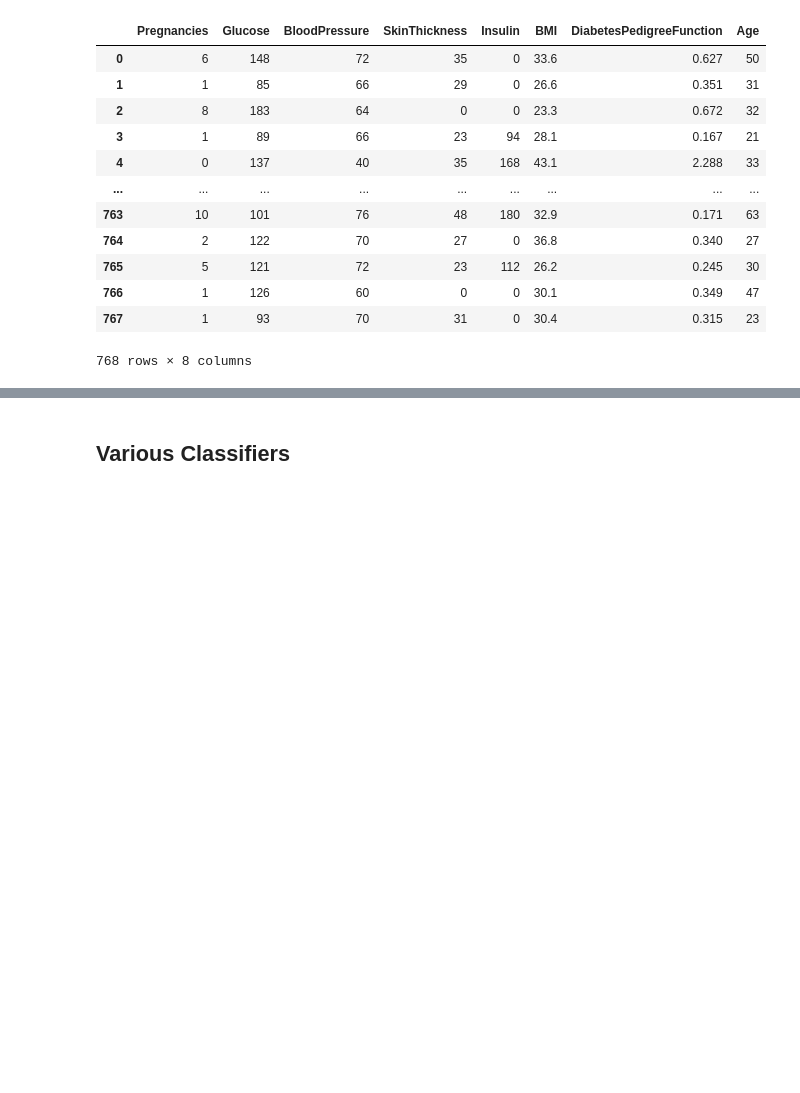
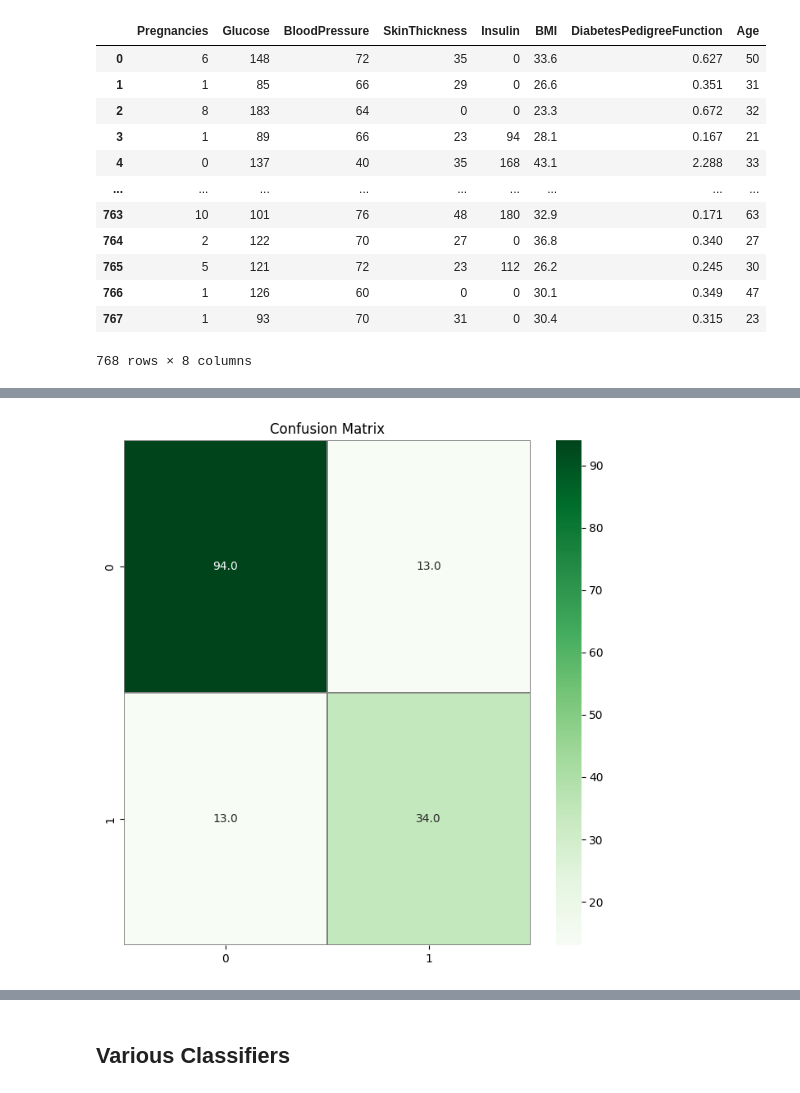
Before and after one commit to Neermita18/Kaggle_challenges, a Jupyter notebook: Pima_Indians_diabetes.ipynb, the cells around one changed output, grey strips where cells are left out. Cells and saved outputs as stored; diff of their text form; code cells hidden in the pictures; blank space fills up the shorter version.

```diff
--- a/Pima_Indians_diabetes.ipynb
+++ b/Pima_Indians_diabetes.ipynb
@@ -475,0 +475,6 @@ Best model accuracy: 73.38%
+# %%
+from sklearn.ensemble import RandomForestClassifier
+r2= RandomForestClassifier(random_state=42)
+r2.fit(Xs_train, ys_train)
+pred= r2.predict(Xs_test)
+accuracy_score(pred, ys_test)
@@ -475,0 +508,8 @@ Best model accuracy: 73.38%
+# %%
+cm=confusion_matrix(pred, ys_test)
+f,ax = plt.subplots(figsize=(8, 8))
+sns.heatmap(cm, annot=True, linewidths=0.01,cmap="Greens",linecolor="gray", fmt= '.1f',ax=ax)
+plt.title("Confusion Matrix")
+plt.show()
+# %% [output]
+[figure, added]
```
Also changed, not shown: parts of 9 cells of this notebook.
